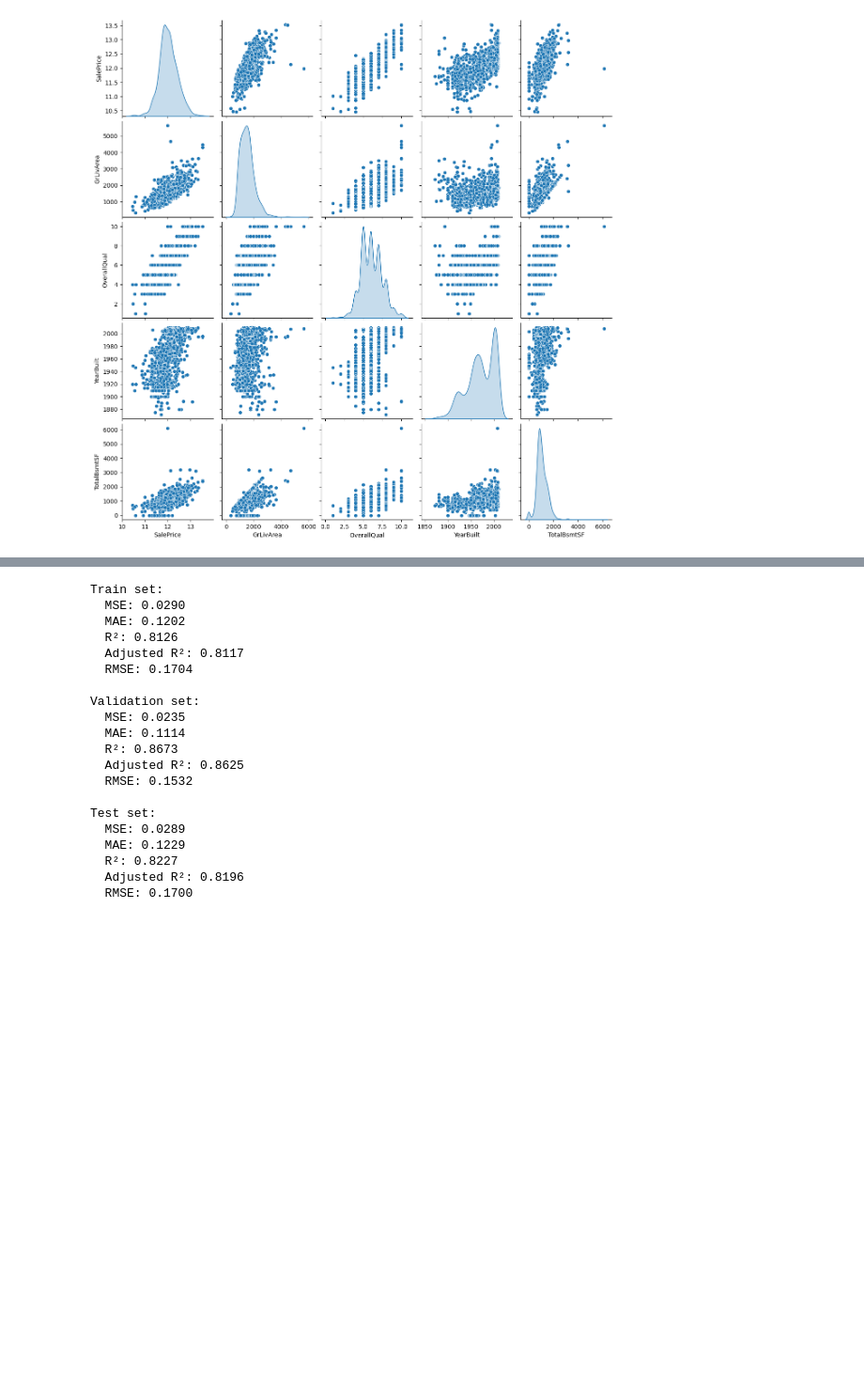
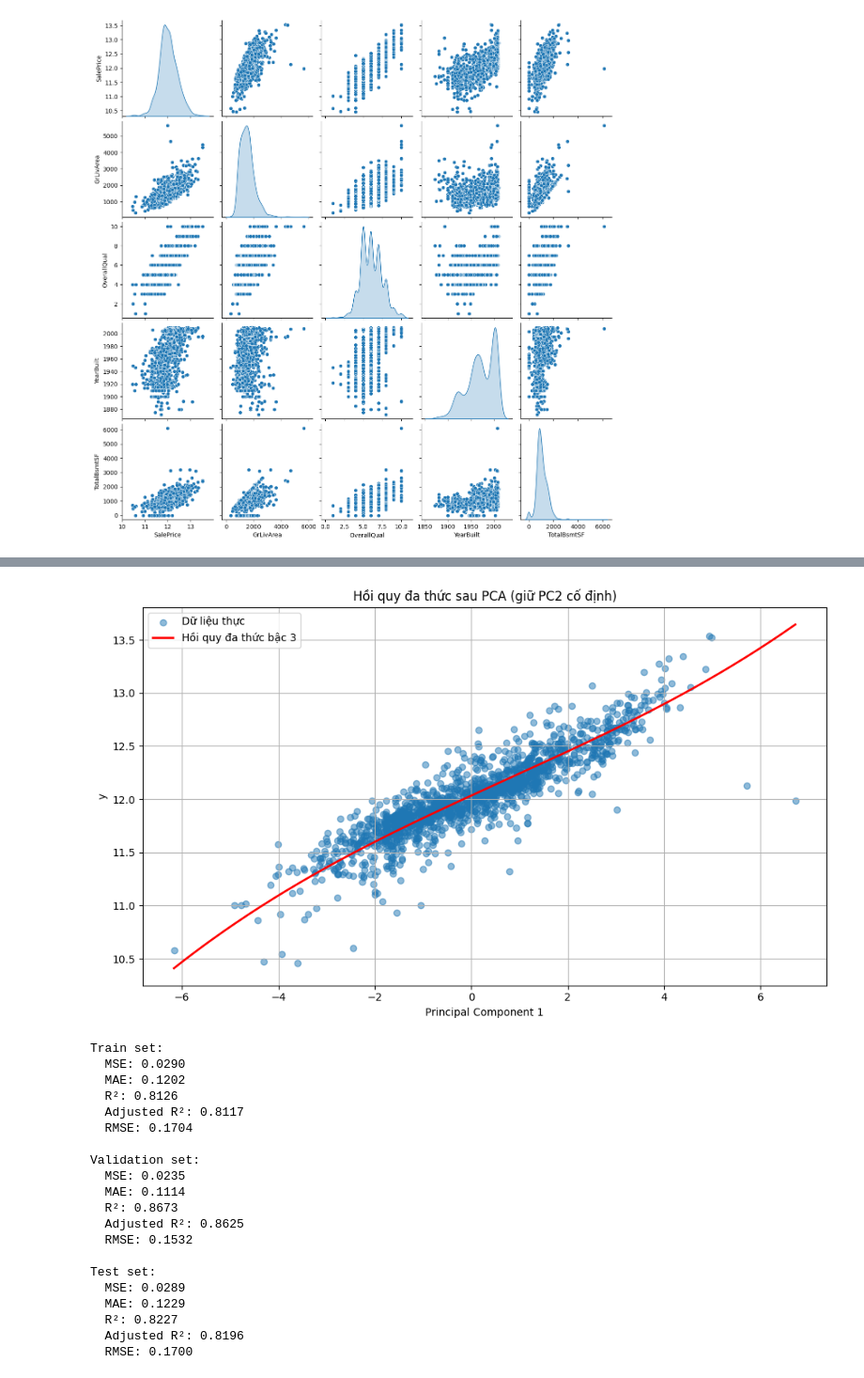
Before and after one commit to KhanhGiauTen/ML_Final, a Jupyter notebook: ML_Final.ipynb, the cells around one changed output, grey strips where cells are left out. Shown: that part at 94% size. Drawn from its saved outputs; the diff is of its cells as text; code cells hidden in the pictures; blank space fills up the shorter version.

```diff
--- a/ML_Final.ipynb
+++ b/ML_Final.ipynb
@@ -211,3 +237,41 @@ sns.pairplot(dataset[selected_columns], diag_kind='kde')
+# %%
+# Reinitialize PolynomialFeatures to match the input shape
+poly = PolynomialFeatures(degree=3)
+X_poly = poly.fit_transform(X_pca)  # Use PCA-transformed data
+
+model = LinearRegression()
+model.fit(X_poly, y)
+
+# Dự đoán để vẽ biểu đồ
+y_pred = model.predict(X_poly)
+
+# Chọn PC1 để vẽ, giữ PC2 cố định (ở giá trị trung bình)
+pc2_fixed = np.mean(X_pca[:, 1])
+pc1_range = np.linspace(X_pca[:, 0].min(), X_pca[:, 0].max(), 200)
+X_plot = np.c_[pc1_range, np.full_like(pc1_range, pc2_fixed)]
+
+# Transform X_plot to match the PCA-transformed space
+X_plot_pca = np.zeros((X_plot.shape[0], X_pca.shape[1]))
+X_plot_pca[:, 0] = X_plot[:, 0]  # Set PC1
+X_plot_pca[:, 1] = X_plot[:, 1]  # Set PC2 (fixed value)
+
+# Apply PolynomialFeatures to the PCA-transformed input
+X_plot_poly = poly.transform(X_plot_pca)
+y_plot = model.predict(X_plot_poly)
+
+# Vẽ đường hồi quy 2D
+plt.figure(figsize=(10, 6))
+plt.scatter(X_pca[:, 0], y, alpha=0.5, label='Dữ liệu thực')
+plt.plot(pc1_range, y_plot, color='red', linewidth=2, label='Hồi quy đa thức bậc 3')
+plt.xlabel('Principal Component 1')
+plt.ylabel('y')
+plt.title('Hồi quy đa thức sau PCA (giữ PC2 cố định)')
+plt.legend()
+plt.grid(True)
+plt.tight_layout()
+plt.show()
+# %% [output]
+[figure, added]
 # %%
 from sklearn.pipeline import Pipeline
 # Tạo pipeline với PowerTransformer và LinearRegression
```
Also changed, not shown: parts of 16 cells of this notebook.
